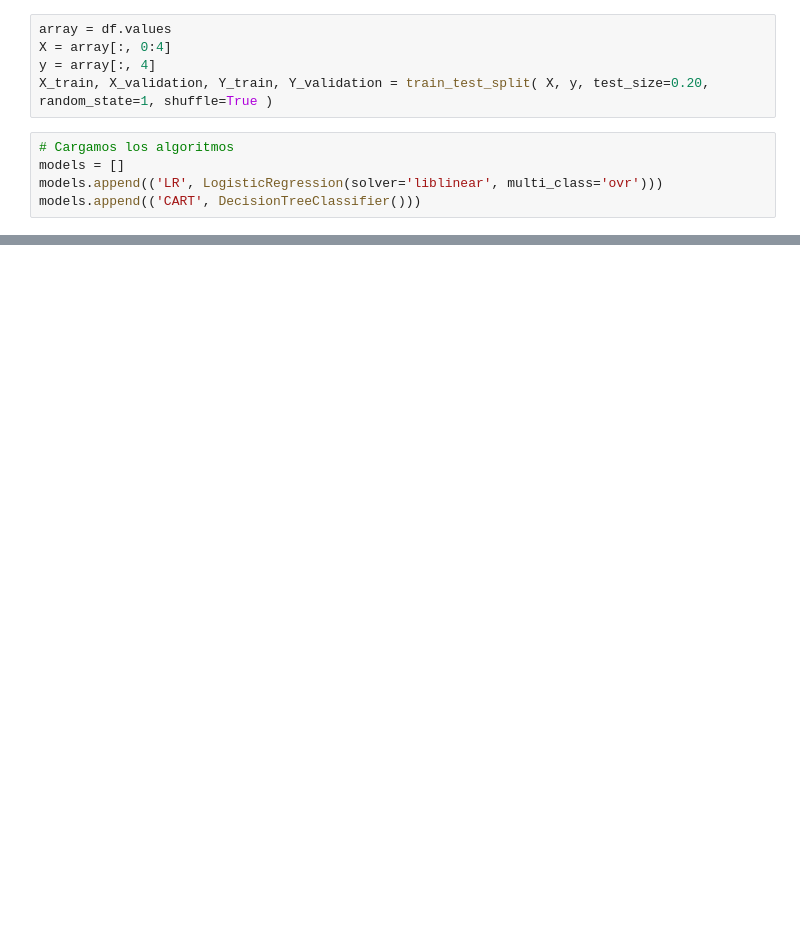
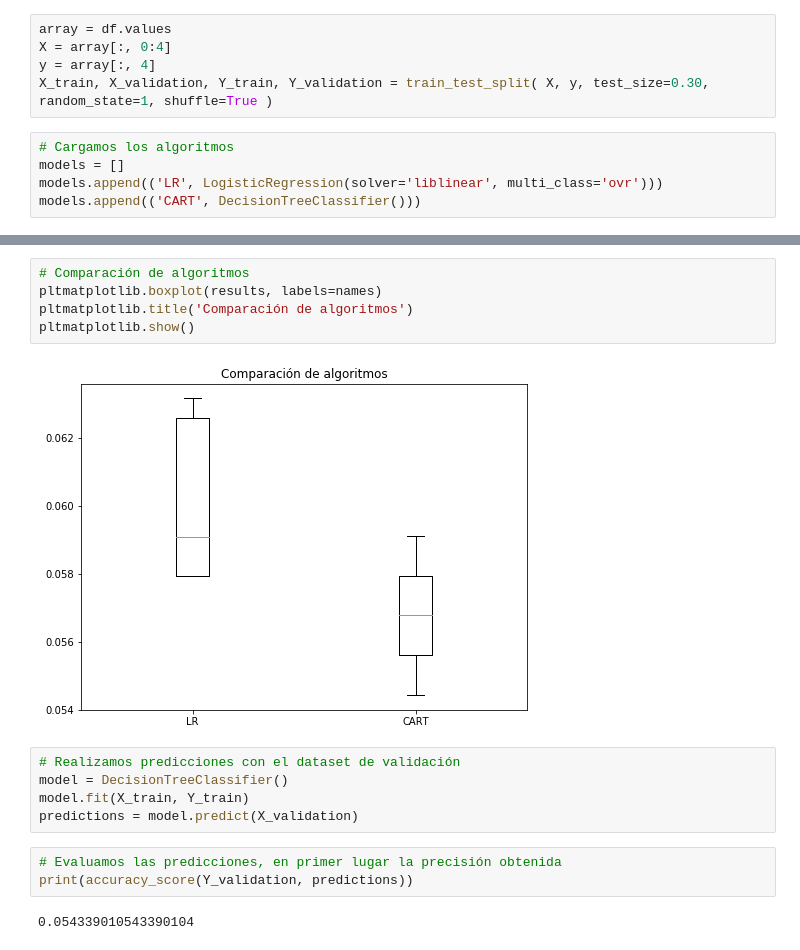
Before and after one commit to CRodriguezEc/tia_actividad_002, a Jupyter notebook: jpClasificacion.ipynb, the cells around one changed output, grey strips where cells are left out. Saved outputs shown, nothing was run; the diff lists cells and outputs as text; blank space fills up the shorter version.

```diff
--- a/jpClasificacion.ipynb
+++ b/jpClasificacion.ipynb
@@ -77,7 +80,7 @@ df.hist();
 array = df.values
 X = array[:, 0:4]
 y = array[:, 4]
-X_train, X_validation, Y_train, Y_validation = train_test_split( X, y, test_size=0.20, random_state=1, shuffle=True )
+X_train, X_validation, Y_train, Y_validation = train_test_split( X, y, test_size=0.30, random_state=1, shuffle=True )
 # %%
 # Cargamos los algoritmos
 models = []
@@ -97,0 +102,17 @@ ValueError: Setting a random_state has no effect since shuffle is False. You sho
+# %%
+# Comparación de algoritmos
+pltmatplotlib.boxplot(results, labels=names)
+pltmatplotlib.title('Comparación de algoritmos')
+pltmatplotlib.show()
+# %% [output]
+[figure, added]
+# %%
+# Realizamos predicciones con el dataset de validación
+model = DecisionTreeClassifier()
+model.fit(X_train, Y_train)
+predictions = model.predict(X_validation)
+# %%
+# Evaluamos las predicciones, en primer lugar la precisión obtenida
+print(accuracy_score(Y_validation, predictions))
+# %% [output]
+0.054339010543390104
```
Also changed, not shown: parts of 5 cells of this notebook, 10 other files.
